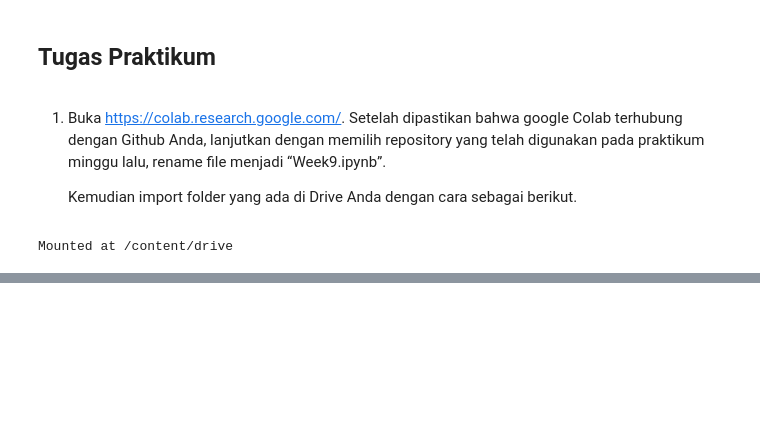
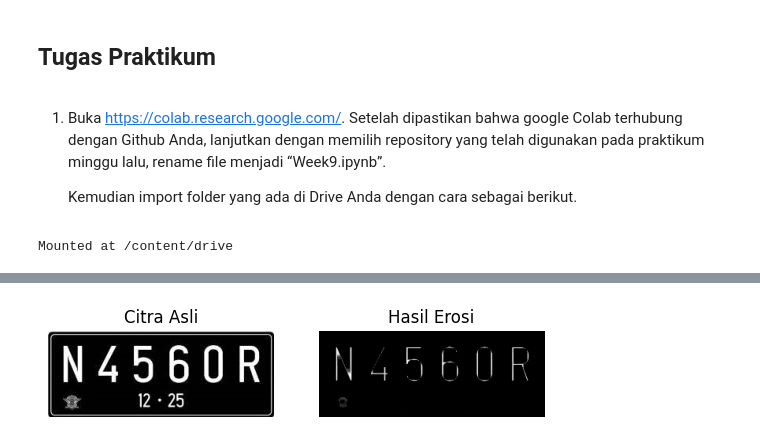
Before and after one commit to alfisuryap/PengolahanCitraDanVisiKomputer, a Jupyter notebook: Week9.ipynb, the cells around one changed output, grey strips where cells are left out. Cells and saved outputs as stored; diff of their text form; code cells hidden in the pictures; blank space fills up the shorter version.

```diff
--- a/Week9.ipynb
+++ b/Week9.ipynb
@@ -52,0 +108,46 @@ berbentuk square 7 x 7 **tanpa dan dengan** menggunakan library *morphology* dar
+# %%
+def erosi(image, kernel):
+    height, width = image.shape
+    k_height, k_width = kernel.shape
+
+    # Hitung ukuran padding untuk menghindari out-of-bounds
+    pad_height = k_height // 2
+    pad_width = k_width // 2
+
+    # Inisialisasi citra hasil erosi
+    eroded_image = np.zeros_like(image)
+
+    for y in range(pad_height, height - pad_height):
+        for x in range(pad_width, width - pad_width):
+            # Bagian citra di bawah kernel
+            image_patch = image[y - pad_height:y + pad_height + 1, x - pad_width:x + pad_width + 1]
+
+            # Erosi: Pilih nilai minimum dalam kernel
+            eroded_image[y, x] = np.min(image_patch * kernel)
+
+    return eroded_image
+# %%
+# Load gambar
+image = cv2.imread('/content/drive/MyDrive/College/Semester 5/Pengolahan Citra dan Visi Komputer/Data/Jobsheet 9/plat nomer.jpg', cv2.IMREAD_GRAYSCALE)
+
+# Buat Structuring Element Erosi (SE) berbentuk square 5x5
+kernel_size = 5
+kernel = np.ones((kernel_size, kernel_size), dtype=np.uint8)
+
+# Aplikasikan erosi pada citra
+eroded_image = erosi(image, kernel)
+
+# Tampilkan citra asli dan hasil erosi
+plt.subplot(1, 2, 1)
+plt.imshow(image, cmap='gray')
+plt.title('Citra Asli')
+plt.axis('off')
+
+plt.subplot(1, 2, 2)
+plt.imshow(eroded_image, cmap='gray')
+plt.title('Hasil Erosi')
+plt.axis('off')
+
+plt.show()
+# %% [output]
+[figure, added]
```
Also changed, not shown: parts of 56 cells of this notebook.
